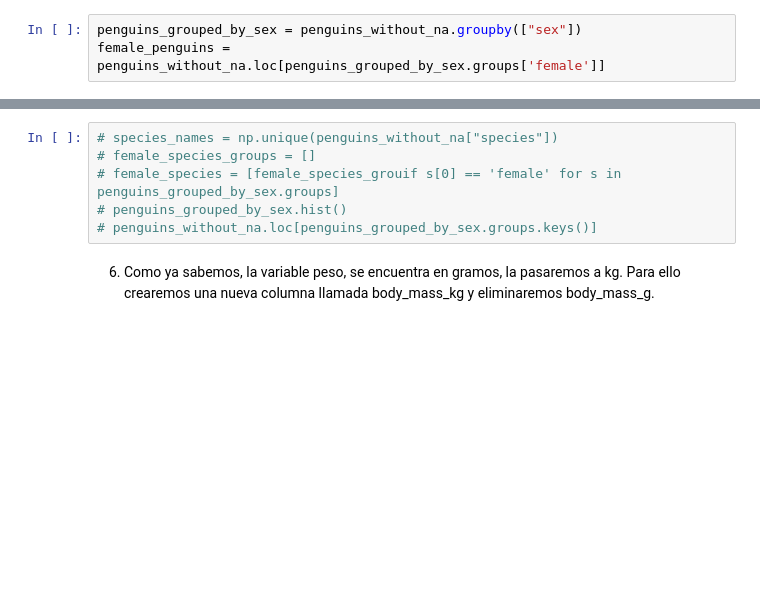
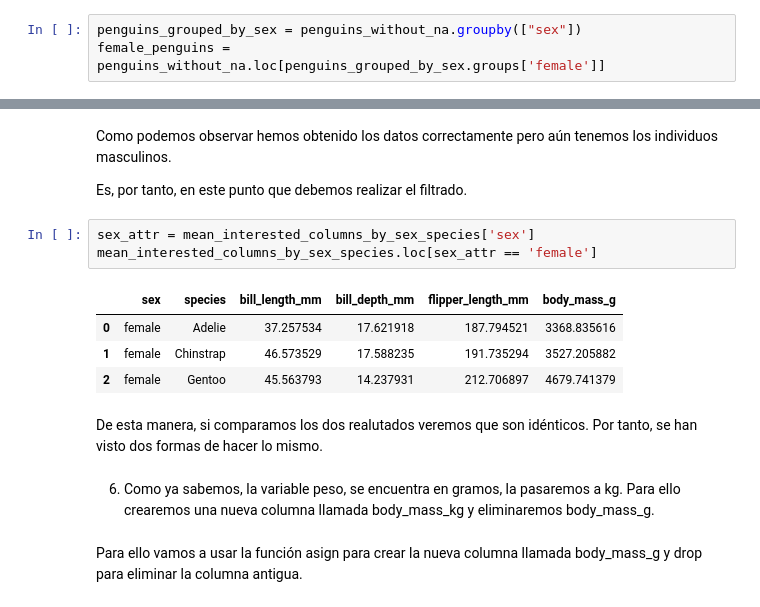
Before and after one commit to Teenti420/P1b_PenguinExercises, a Jupyter notebook: PenguinsJupyterExercises.ipynb, the cells around one changed output, grey strips where cells are left out. Drawn from its saved outputs; the diff is of its cells as text; blank space fills up the shorter version.

```diff
--- a/PenguinsJupyterExercises.ipynb
+++ b/PenguinsJupyterExercises.ipynb
@@ -226,9 +245,19 @@ AttributeError: ignored
-# %%
-# species_names = np.unique(penguins_without_na["species"])
-# female_species_groups = []
-# female_species = [female_species_grouif s[0] == 'female' for s in penguins_grouped_by_sex.groups]
-# penguins_grouped_by_sex.hist()
-# penguins_without_na.loc[penguins_grouped_by_sex.groups.keys()]
+# %% [markdown]
+Como podemos observar hemos obtenido los datos correctamente pero aún tenemos los individuos masculinos.
+
+Es, por tanto, en este punto que debemos realizar el filtrado.
+# %%
+sex_attr = mean_interested_columns_by_sex_species['sex']
+mean_interested_columns_by_sex_species.loc[sex_attr == 'female']
+# %% [output]
+|  | sex | species | bill_length_mm | bill_depth_mm | flipper_length_mm | body_mass_g |
+| 0 | female | Adelie | 37.257534 | 17.621918 | 187.794521 | 3368.835616 |
+| 1 | female | Chinstrap | 46.573529 | 17.588235 | 191.735294 | 3527.205882 |
+| 2 | female | Gentoo | 45.563793 | 14.237931 | 212.706897 | 4679.741379 |
+# %% [markdown]
+De esta manera, si comparamos los dos realutados veremos que son idénticos. Por tanto, se han visto dos formas de hacer lo mismo.
 # %% [markdown]
 6. Como ya sabemos, la variable peso, se encuentra en gramos, la pasaremos a kg. Para ello crearemos una nueva columna llamada body_mass_kg y eliminaremos body_mass_g.
+# %% [markdown]
+Para ello vamos a usar la función asign para crear la nueva columna llamada body_mass_g y drop para eliminar la columna antigua.
 # %%
```
Also changed, not shown: parts of 24 cells of this notebook.
